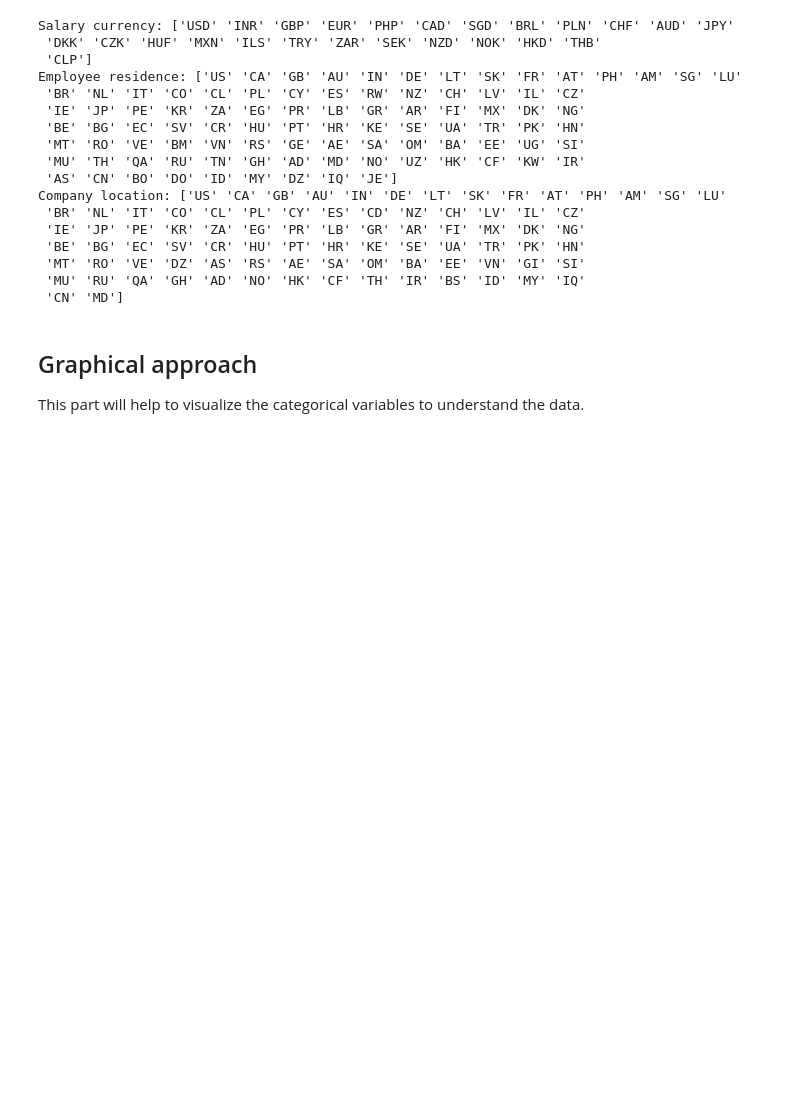
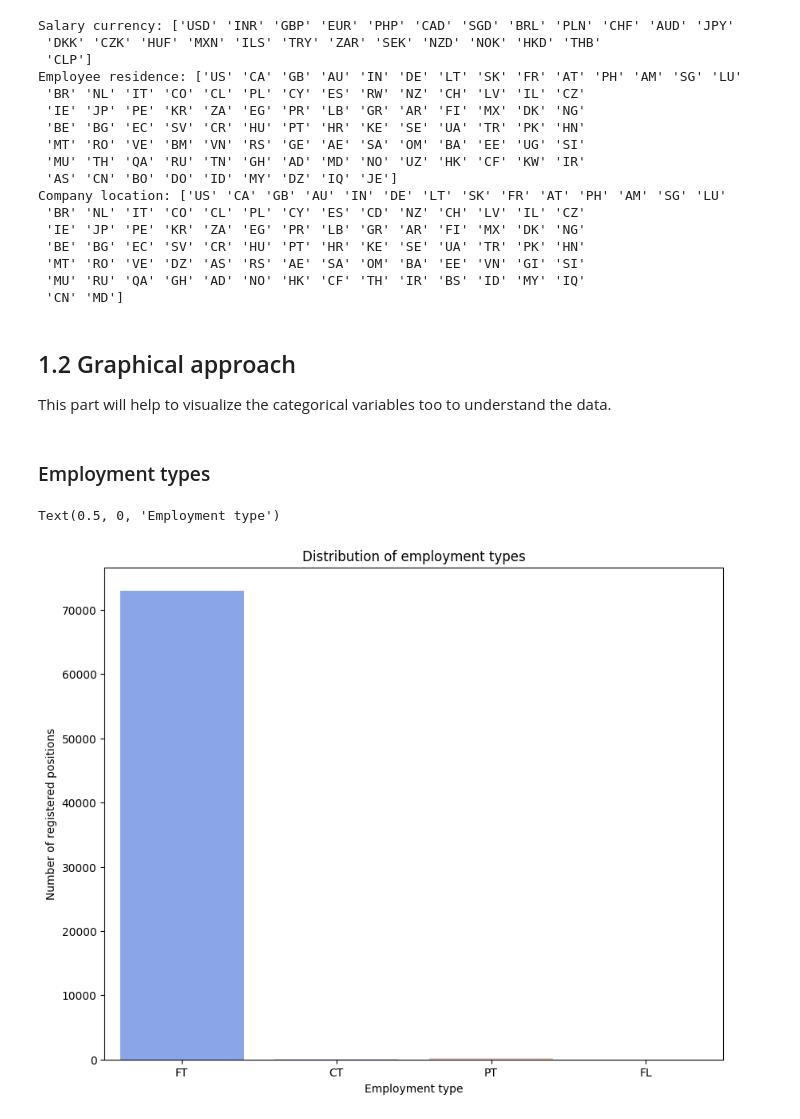
Before and after one commit to anaPau-24/Project_Data_Professions_career_shift, a Jupyter notebook: Data_Analyst_perspective.ipynb, the cells around one changed output. Drawn from its saved outputs; the diff is of its cells as text; code cells hidden in the pictures; blank space fills up the shorter version.

```diff
--- a/Data_Analyst_perspective.ipynb
+++ b/Data_Analyst_perspective.ipynb
@@ -137,5 +154,19 @@ Company location: ['US' 'CA' 'GB' 'AU' 'IN' 'DE' 'LT' 'SK' 'FR' 'AT' 'PH' 'AM' '
  'MU' 'RU' 'QA' 'GH' 'AD' 'NO' 'HK' 'CF' 'TH' 'IR' 'BS' 'ID' 'MY' 'IQ'
  'CN' 'MD']
 # %% [markdown]
-## Graphical approach
-This part will help to visualize the categorical variables to understand the data.
+## 1.2 Graphical approach
+This part will help to visualize the categorical variables too to understand the data.
+# %% [markdown]
+### Employment types
+# %%
+#Investigating the employment type distribution
+
+plt.figure(figsize=(10, 8))
+sns.countplot(data=df, x='employment_type', palette='coolwarm')
+# Add labels and title
+plt.title('Distribution of employment types')
+plt.ylabel('Number of registered positions')
+plt.xlabel('Employment type')
+# %% [output]
+Text(0.5, 0, 'Employment type')
+[figure, added]
```
Also changed, not shown: parts of 68 cells of this notebook, 3 other files.
